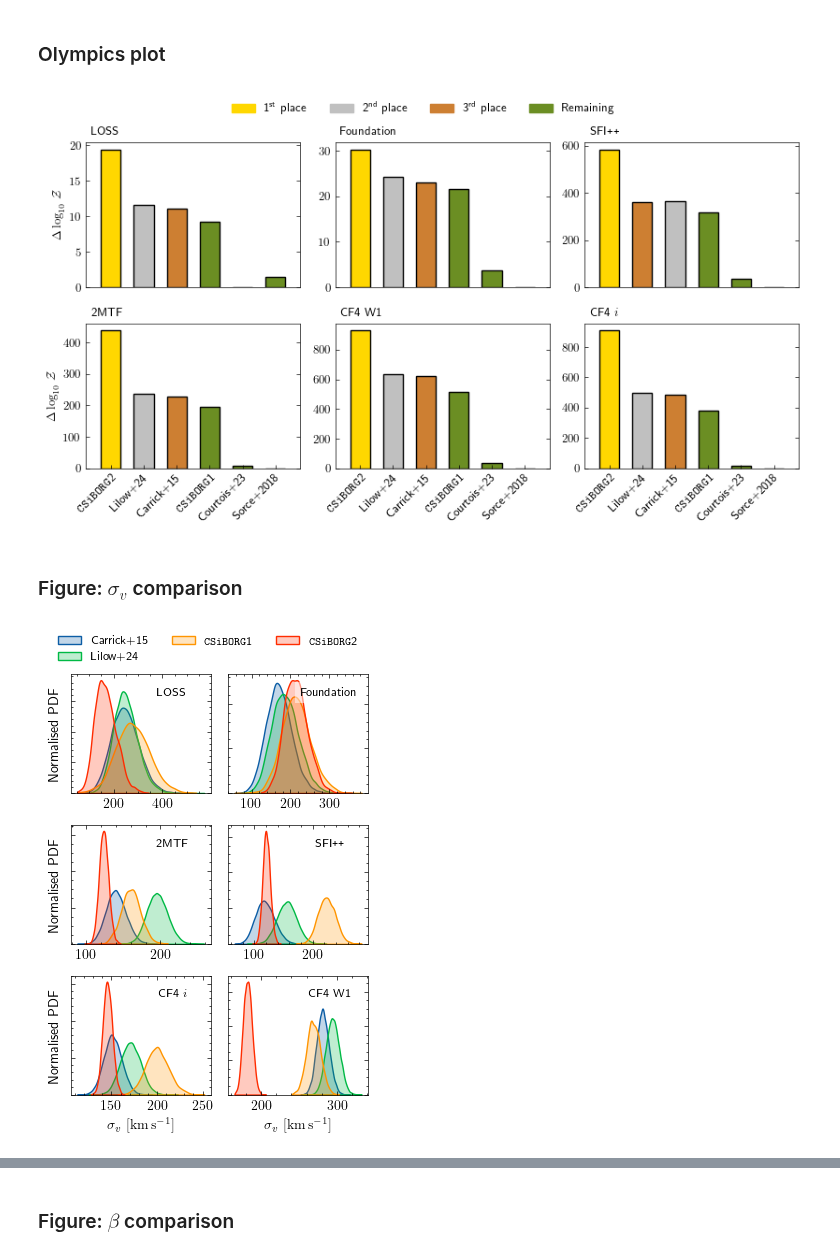
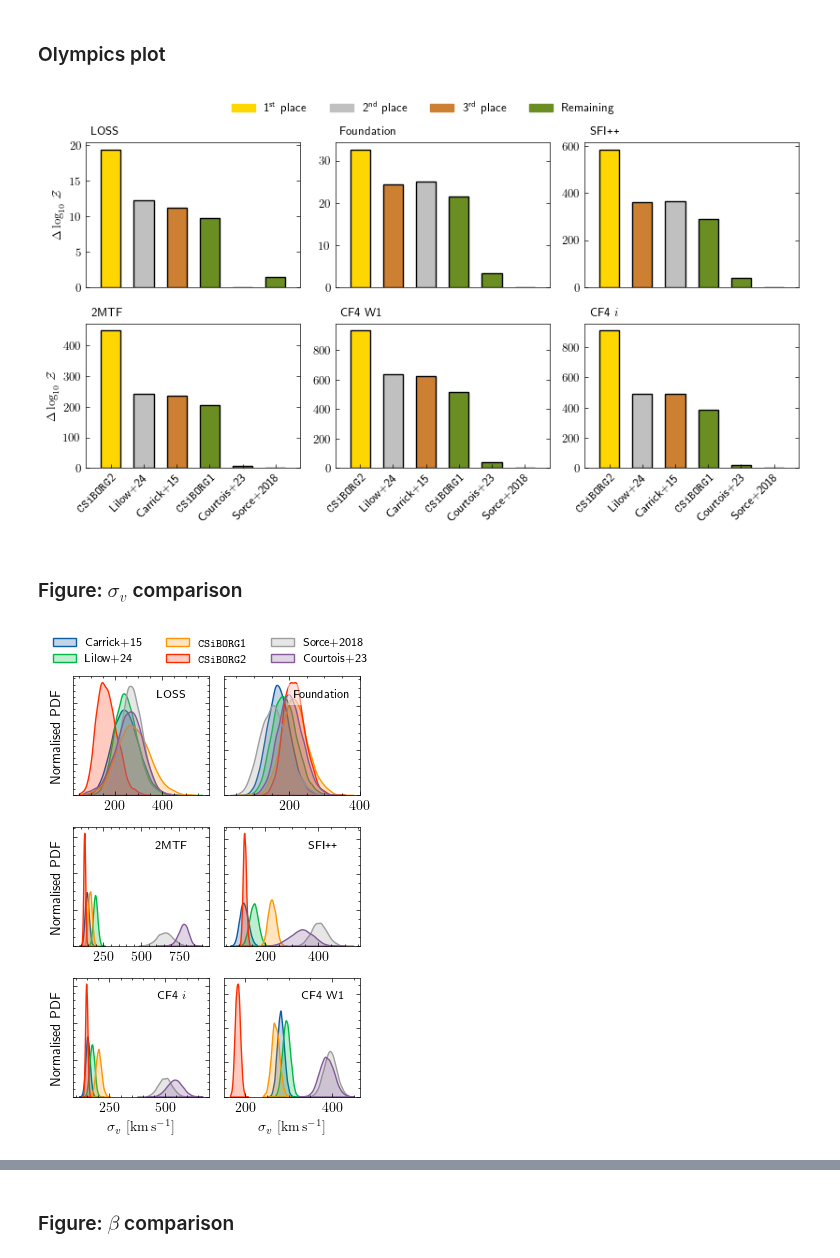
Before and after one commit to Richard-Sti/CANDEL, a Jupyter notebook: notebooks/paper_VFO/main_VFO.ipynb, the cells around one changed output, grey strips where cells are left out. Cells and saved outputs as stored; diff of their text form; code cells hidden in the pictures.

```diff
--- a/notebooks/paper_VFO/main_VFO.ipynb
+++ b/notebooks/paper_VFO/main_VFO.ipynb
@@ -187,6 +187,9 @@ FILES = [
     # ["HAMLET_V1", [join(root, f"precomputed_los_HAMLET_V1_{sample}_MNR_double_powerlaw_beta_1.0.hdf5") for sample in samples]],
     ]
 
-files = switch_paths_SN_to_no_MNR(FILES)
-files_here = strip_token_from_paths(files, "beta_1.0")
+files_here = switch_paths_SN_to_no_MNR(FILES)
+# files_here = replace_token_in_paths(files_here, "_beta_1.0")
+
 gof = load_and_clean_logZ(files_here, samples)
+
+files_here_smooth = replace_token_in_paths(files_here, ".hdf5", "_smooth7.8.hdf5")
@@ -210,7 +248,7 @@ def _top3_colors(vals):
     return cols
 
 # Reconstruction names in the same order as rows of gof
-rec_names = [name for name, _ in files]
+rec_names = [name for name, _ in files_here]
 Ns = len(rec_names)
 assert gof.shape == (Ns, len(samples)), "gof shape must be (Nrec, 6)."
 
@@ -271,17 +309,17 @@ with plt.style.context("science"):
                ncol=4, frameon=False)
 
     fig.tight_layout()
-    fig.savefig("/Users/rstiskalek/Downloads/gof_plot.png", dpi=300)
+    fig.savefig("/Users/rstiskalek/Downloads/logZ_comparison.pdf", dpi=500)
     fig.show()
 # %% [output]
-[figure, old version]
+[figure, new version]
 # %% [markdown]
 ### Figure: $\sigma_v$ comparison
 # %%
 files = switch_paths_SN_to_no_MNR(FILES)
 
 data = load_and_check_posteriors(files, samples, "sigma_v")
-sims = ["Carrick2015", "Lilow2024", "CB1", "CB2", ]
+sims = ["Carrick2015", "Lilow2024", "CB1", "CB2", "CLONES", "CF4"]
 cats = ["LOSS", "Foundation", "2MTF", "SFI", "CF4_i", "CF4_W1"]  # 3 rows × 2 cols
 
 with plt.style.context('science'):
@@ -310,31 +348,31 @@ with plt.style.context('science'):
                 label=simname2label(sim) if i == 0 else None
             )
 
         ax.text(
             0.725, 0.85, catalogue2label(cat),
             transform=ax.transAxes, fontsize="small",
             va='center', ha='center',
             bbox=dict(facecolor='white', alpha=0.5, edgecolor='none')
         )
         ax.set_ylabel(None)
         ax.set_yticklabels([])
 
     # Legend from first row
     handles, labels = axs[0, 0].get_legend_handles_labels()
     if handles:
         fig.legend(
             handles, labels, loc='upper center',
             bbox_to_anchor=(0.5, 1.07), ncol=3, frameon=False, fontsize="small"
         )
 
     # Axes labels
     for c in range(ncols):
         axs[nrows - 1, c].set_xlabel(r"$\sigma_v~[\mathrm{km}\,\mathrm{s}^{-1}]$")
     for r in range(nrows):
         axs[r, 0].set_ylabel("Normalised PDF")
 
     fig.tight_layout()
     fig.savefig("/Users/rstiskalek/Downloads/sigmav_comparison.pdf", dpi=450, bbox_inches="tight")
     fig.show()
 # %% [output]
-[figure, old version]
+[figure, new version]
```
Also changed, not shown: parts of 14 cells of this notebook.
